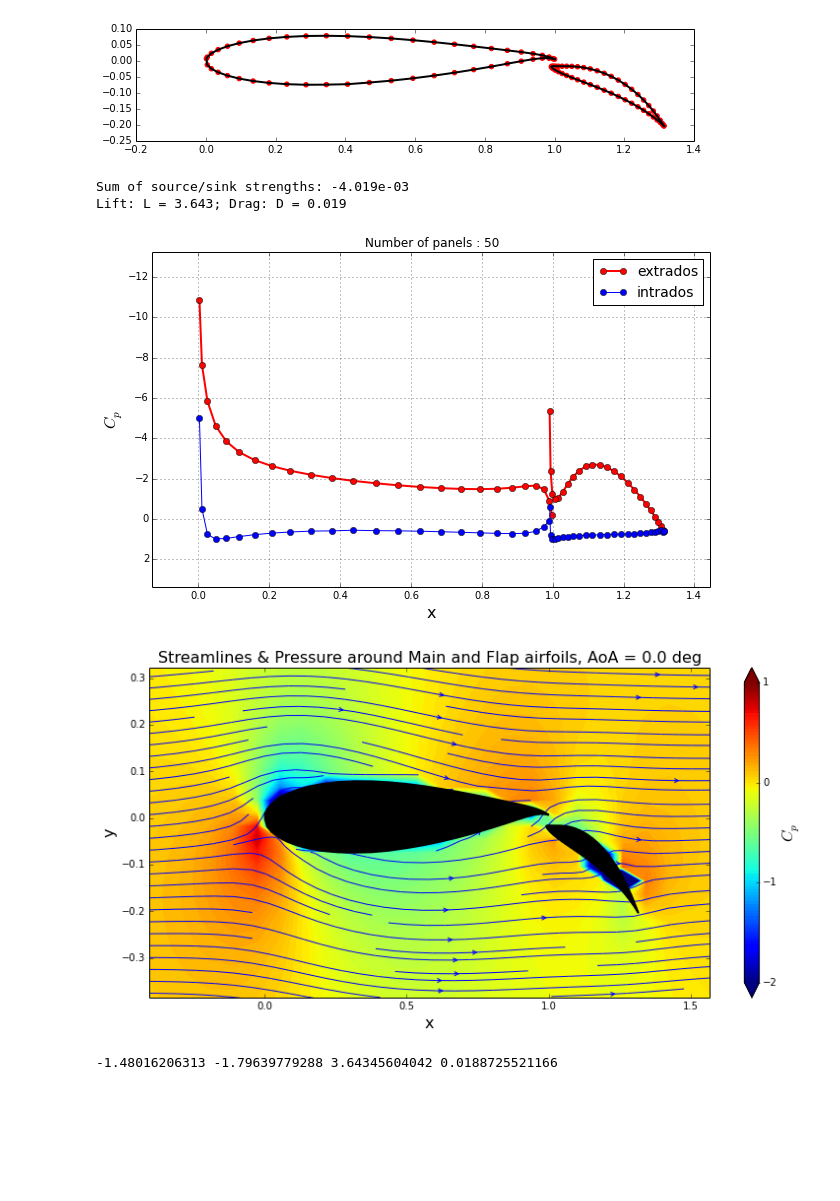
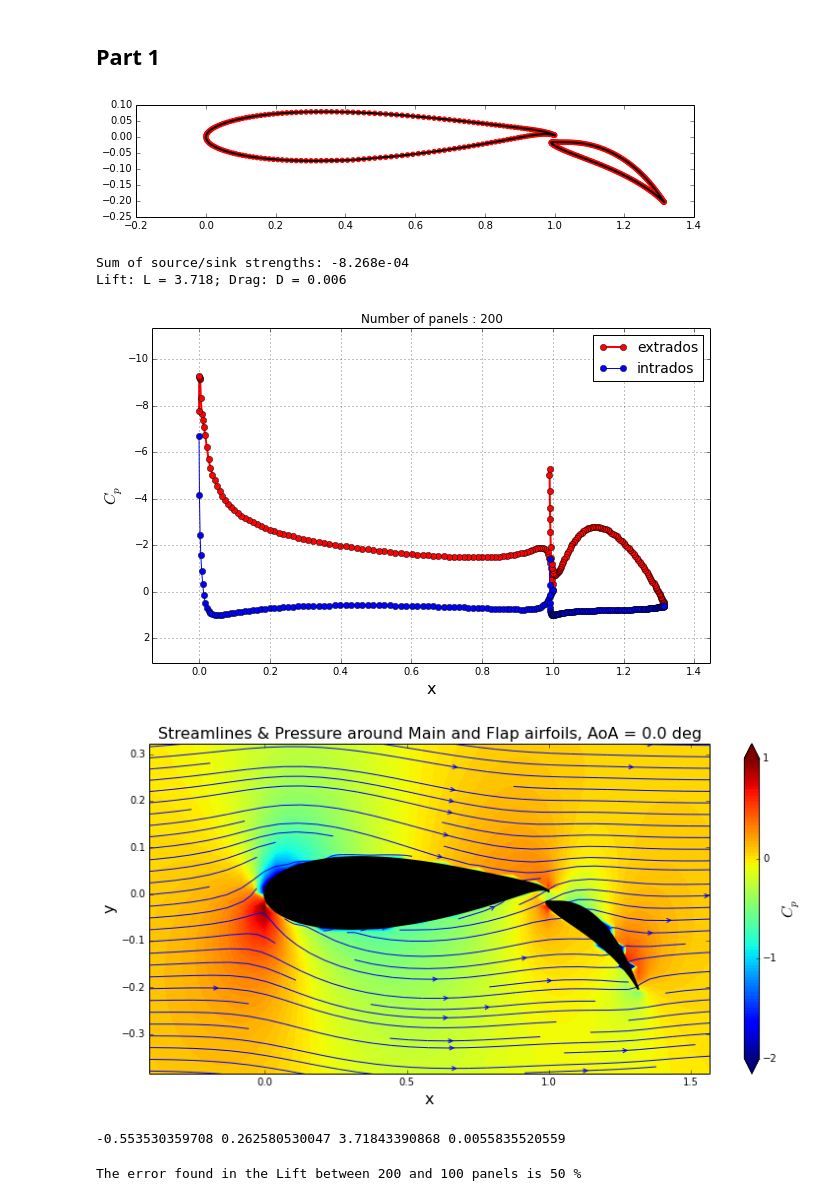
Before and after one commit to cparvini/AeroHydroWork, a Jupyter notebook: Lesson11_assignment.ipynb, the cells around one changed output. Saved outputs shown, nothing was run; the diff lists cells and outputs as text; code cells hidden in the pictures; blank space fills up the shorter version.

```diff
--- a/Lesson11_assignment.ipynb
+++ b/Lesson11_assignment.ipynb
@@ -336,26 +233,28 @@ def source_matrix(panels):
                 A[i,j] = 0.5/math.pi*integral(p_i.xc, p_i.yc, p_j, math.cos(p_i.beta), math.sin(p_i.beta))
 
     return A
+# %% [markdown]
+## Part 1
 # %%
 # Read the geometry
-N = 100
+N = 200
 Nx, Ny = 100, 100
 
-with open ('../lessons/resources/MainFoil_N=50.csv') as file_name:
+with open ('../AeroPython/lessons/resources/MainFoil_N=200.csv') as file_name:
     xm, ym = numpy.genfromtxt(file_name, dtype=float, delimiter=',', unpack=True)
 
-with open ('../lessons/resources/FlapFoil_N=50.csv') as file_name:
+with open ('../AeroPython/lessons/resources/FlapFoil_N=200.csv') as file_name:
     xf, yf = numpy.genfromtxt(file_name, dtype=float, delimiter=',', unpack=True)
 
 pyplot.figure(figsize=(10,2))
 pyplot.plot(xm, ym, xf, yf,  color='k', linestyle='-', linewidth=2);
 
 panel_main, panel_flap = define_panels(xm, ym, N), define_panels(xf, yf, N)
 
 pyplot.scatter([panel.xa for panel in panel_main], [panel.ya for panel in panel_main], color='r');
 pyplot.scatter([panel.xa for panel in panel_flap], [panel.ya for panel in panel_flap], color='r');
 # %% [output]
-[figure, old version]
+[figure, new version]
 # %%
 # The Math
 panels = numpy.append(panel_main, panel_flap)
@@ -431,9 +330,9 @@ for panel in panels:
 
 print(r'Lift: L = %.3f; Drag: D = %.3f' %(lift, drag))
 # %% [output]
-Sum of source/sink strengths: -4.019e-03
-Lift: L = 3.643; Drag: D = 0.019
+Sum of source/sink strengths: -8.268e-04
+Lift: L = 3.718; Drag: D = 0.006
-[figure, old version]
+[figure, new version]
 # %%
 val_x, val_y = 1.0, 2.0
 x_min, x_max = numpy.min( [panel.xa for panel in panels] ), numpy.max( [panel.xa for panel in panels] )
@@ -460,8 +359,15 @@ cbar = pyplot.colorbar(contf)
 cbar.set_label('$C_p$', fontsize=16)
 cbar.set_ticks([-2.0, -1.0, 0.0, 1.0])
 # %% [output]
-[figure, old version]
+[figure, new version]
 # %%
 print panel_main[2].cp, panel_flap[9].cp, lift, drag
 # %% [output]
--1.48016206313 -1.79639779288 3.64345604042 0.0188725521166
+-0.553530359708 0.262580530047 3.71843390868 0.0055835520559
+# %%
+# Using the values I read
+err = (1. - abs(3.7386-3.71843390868)/abs(3.7386-3.69771447686)) * 100.
+
+print ('The error found in the Lift between 200 and 100 panels is %i %%' %err)
+# %% [output]
+The error found in the Lift between 200 and 100 panels is 50 %
```
Also changed, not shown: parts of 13 cells of this notebook.
